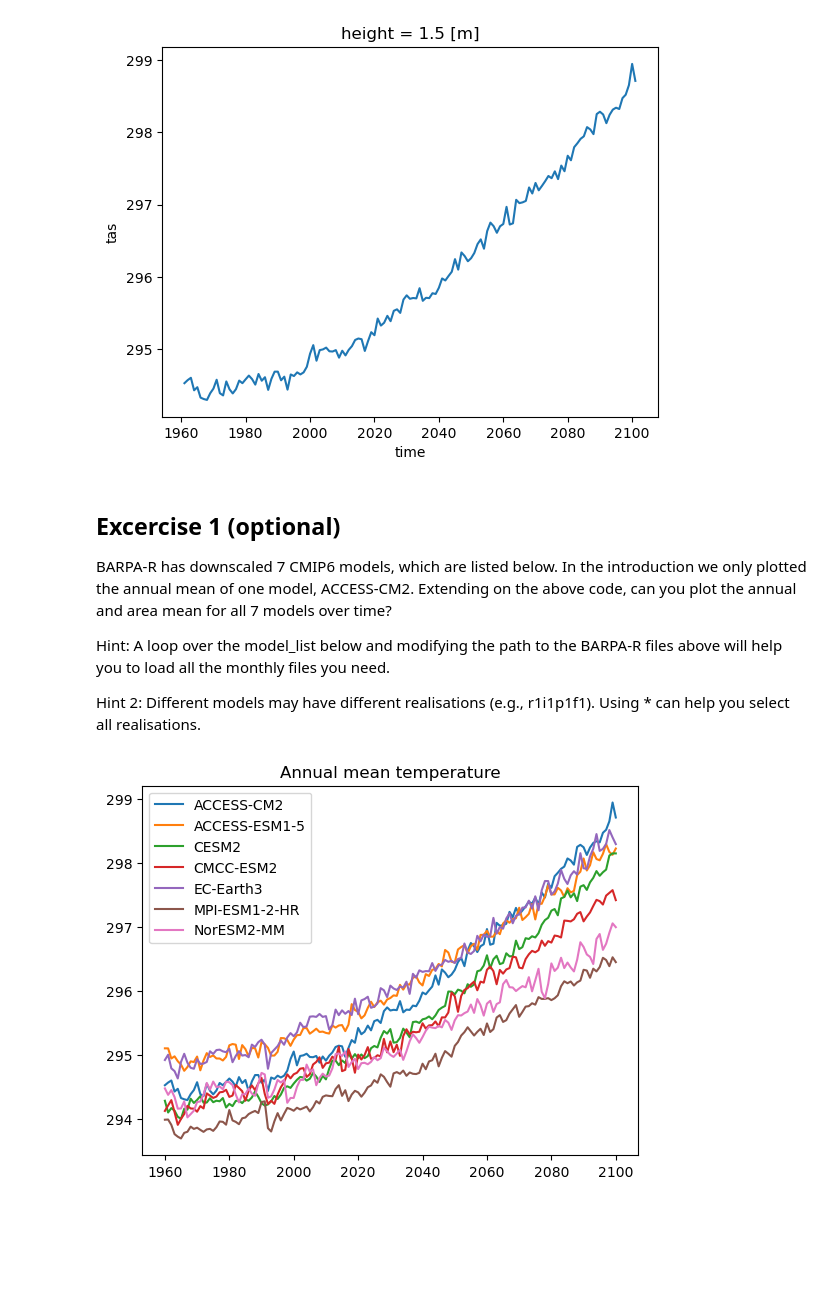
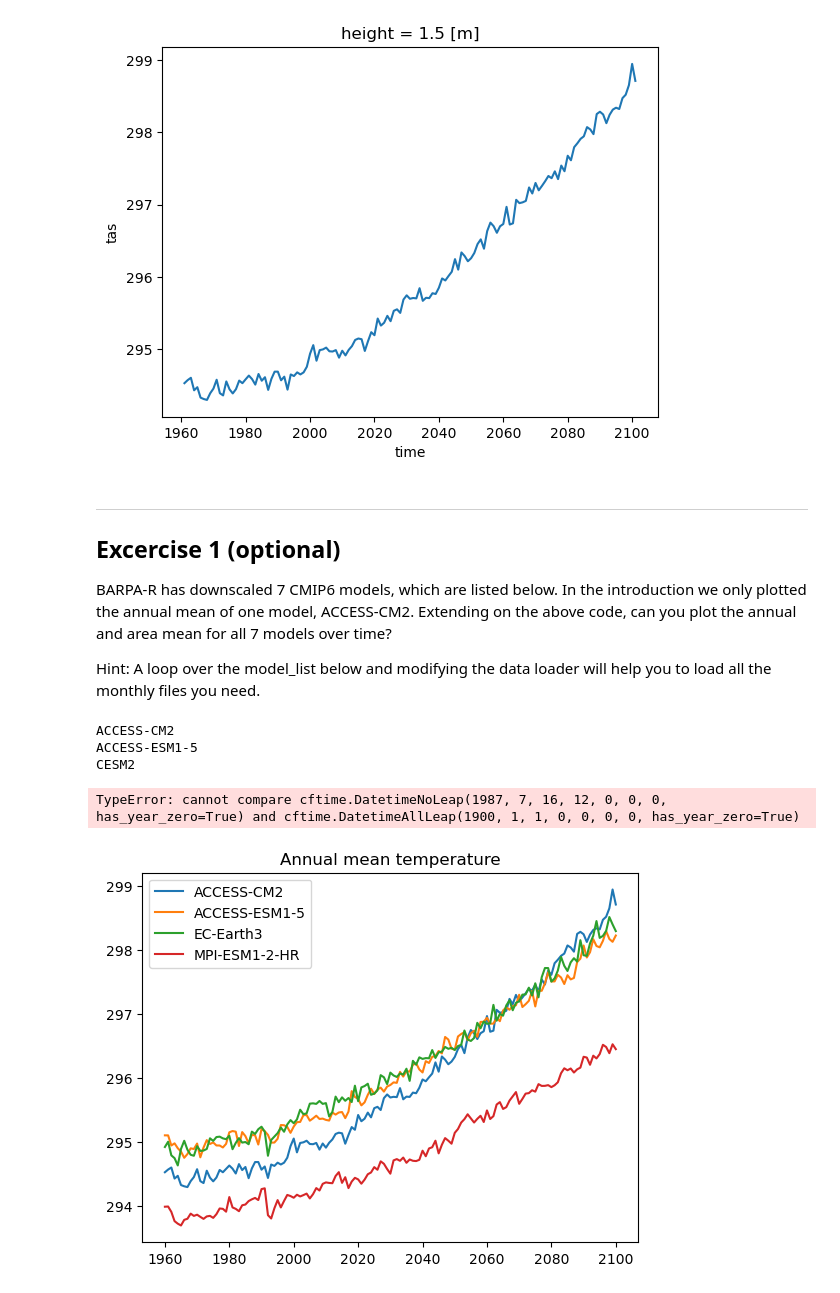
Before and after one commit to joshuatorrance/barpa-barra2-amos2024, a Jupyter notebook: AMOS2024_exercise_barpa_annual_mean_solution.ipynb, the cells around one changed output. Drawn from its saved outputs; the diff is of its cells as text; code cells hidden in the pictures; blank space fills up the shorter version.

```diff
--- a/AMOS2024_exercise_barpa_annual_mean_solution.ipynb
+++ b/AMOS2024_exercise_barpa_annual_mean_solution.ipynb
@@ -95,12 +112,11 @@ ta_mn.plot()
 [<matplotlib.lines.Line2D at 0x...>]
 [figure]
 # %% [markdown]
+***
 ## Excercise 1 (optional)
 BARPA-R has downscaled 7 CMIP6 models, which are listed below. In the introduction we only plotted the annual mean of one model, ACCESS-CM2. Extending on the above code, can you plot the annual and area mean for all 7 models over time?
 
-Hint: A loop over the model_list below and modifying the path to the BARPA-R files above will help you to load all the monthly files you need.
-
-Hint 2: Different models may have different realisations (e.g., r1i1p1f1). Using * can help you select all realisations.
+Hint: A loop over the model_list below and modifying the data loader will help you to load all the monthly files you need.
 # %%
 model_list = [
     "ACCESS-CM2",
@@ -113,29 +129,46 @@ model_list = [
 ]
 # %%
 # !!! REMOVE FOR EXERCISE !!!
-realisation = "*"
-ta_model = {}
+dict_da_tas_model = {}
 for model in model_list:
-    ta_hist_files = f"/g/data/py18/BARPA/output/CMIP6/DD/AUS-15/BOM/{model}/historical/{realisation}/BARPA-R/v1-r1/mon/tas/v20231001/*.nc"
-    ta_hist = xr.open_mfdataset(ta_hist_files, parallel=True)
-    ta_ssp_files = f"/g/data/py18/admin/testing/BARPA/output/CMIP6/DD/AUS-15/BOM/{model}/ssp370/{realisation}/BARPA-R/v1-r1/mon/tas/v20231001/*.nc"
-    ta_ssp = xr.open_mfdataset(ta_ssp_files, parallel=True)
+    print(model)
+    # Load historical data
+    ds_tas_hist = loaddata.load_barpa_data(
+                'BARPA-R',
+                model,
+                'historical',
+                'mon',
+                'tas'
+    )
+    # Load ssp data
+    ds_tas_ssp = loaddata.load_barpa_data(
+                'BARPA-R',
+                model,
+                'ssp370',
+                'mon',
+                'tas'
+    )
 
-    ta_model[model] = xr.concat(
-        [ta_hist, ta_ssp],
+    dict_da_tas_model[model] = xr.concat(
+        [ds_tas_hist, ds_tas_ssp],
         dim="time"
     )["tas"]
+# %% [output]
+ACCESS-CM2
+ACCESS-ESM1-5
+CESM2
+TypeError: cannot compare cftime.DatetimeNoLeap(1987, 7, 16, 12, 0, 0, 0, has_year_zero=True) and cftime.DatetimeAllLeap(1900, 1, 1, 0, 0, 0, 0, has_year_zero=True)
 # %%
 # !!! REMOVE FOR EXERCISE !!!
-ta_model_mn = {}
-for model in ta_model:
-    ta_model_mn[model] = ta_model[model].mean(["lat", "lon"]).resample({"time":"1Y"}).mean().compute()
+dict_da_tas_model_mn = {}
+for model in model_list:
+    dict_da_tas_model_mn[model] = dict_da_tas_model[model].mean(["lat", "lon"]).resample({"time":"1Y"}).mean().compute()
 # %%
 # !!! REMOVE FOR EXERCISE !!!
-for model in ta_model_mn:
-    plt.plot(ta_model_mn[model]["time"].dt.year, ta_model_mn[model], label=model)
+for model in model_list:
+    plt.plot(dict_da_tas_model_mn[model]["time"].dt.year, dict_da_tas_model_mn[model], label=model)
     plt.legend()
     plt.title("Annual mean temperature")
 # %% [output]
-[figure, old version]
+[figure, new version]
 # %% [markdown]
```
Also changed, not shown: parts of 21 cells of this notebook.
